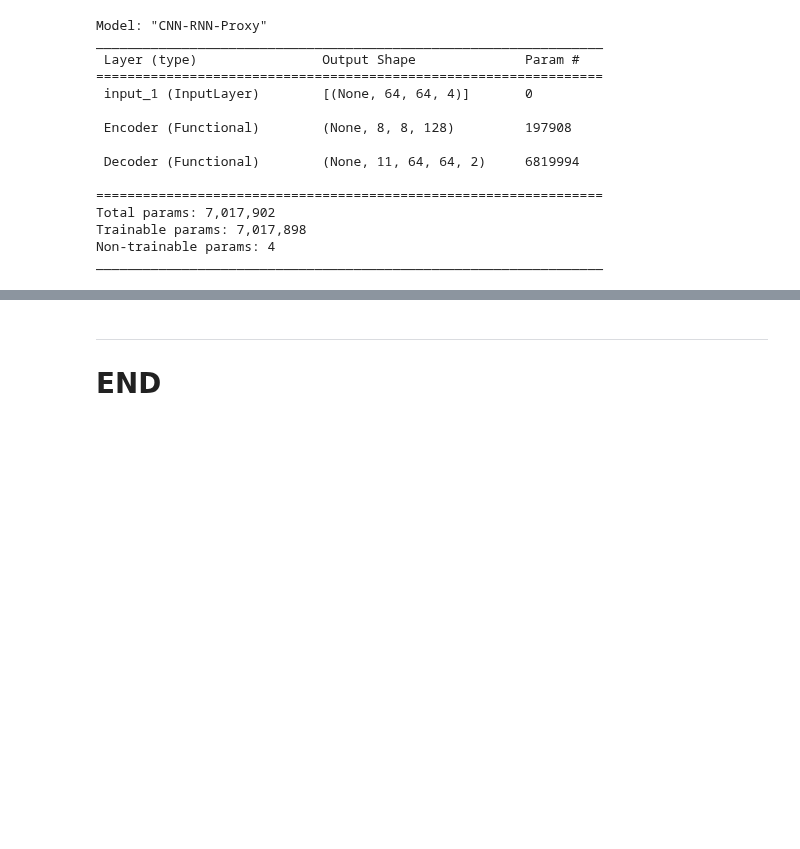
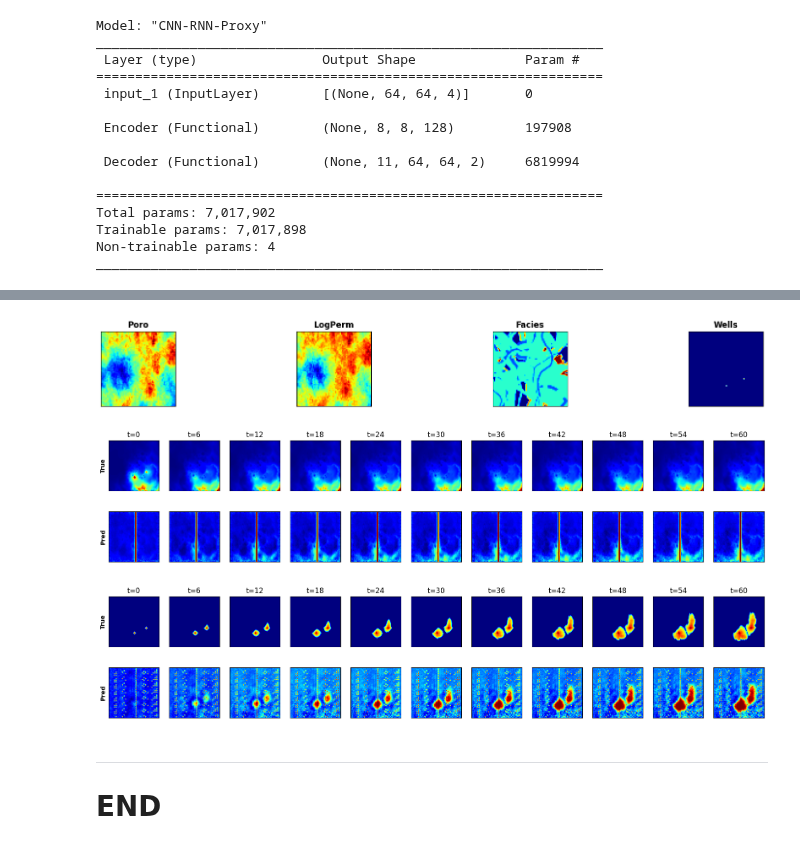
Before and after one commit to misaelmmorales/Stochastic-pix2vid, a Jupyter notebook: CNN_RNN_CO2_v2.ipynb, the cells around one changed output, grey strips where cells are left out. Saved outputs shown, nothing was run; the diff lists cells and outputs as text; code cells hidden in the pictures; blank space fills up the shorter version.

```diff
--- a/CNN_RNN_CO2_v2.ipynb
+++ b/CNN_RNN_CO2_v2.ipynb
@@ -89,5 +98,9 @@ print('Train pred: {} | Test pred: {}'.format(y_train_pred.shape, y_test_pred.sh
 # %%
-plot_results(32, proxy.X_train, proxy.y_train, y_train_pred, proxy.t_samples)
+plot_results(151, proxy.X_train, proxy.y_train, y_train_pred, proxy.t_samples)
+# %% [output]
+[figure, added]
+[figure, added]
+[figure, added]
 # %% [markdown]
 ***
 # END
```
Also changed, not shown: parts of 2 cells of this notebook.
